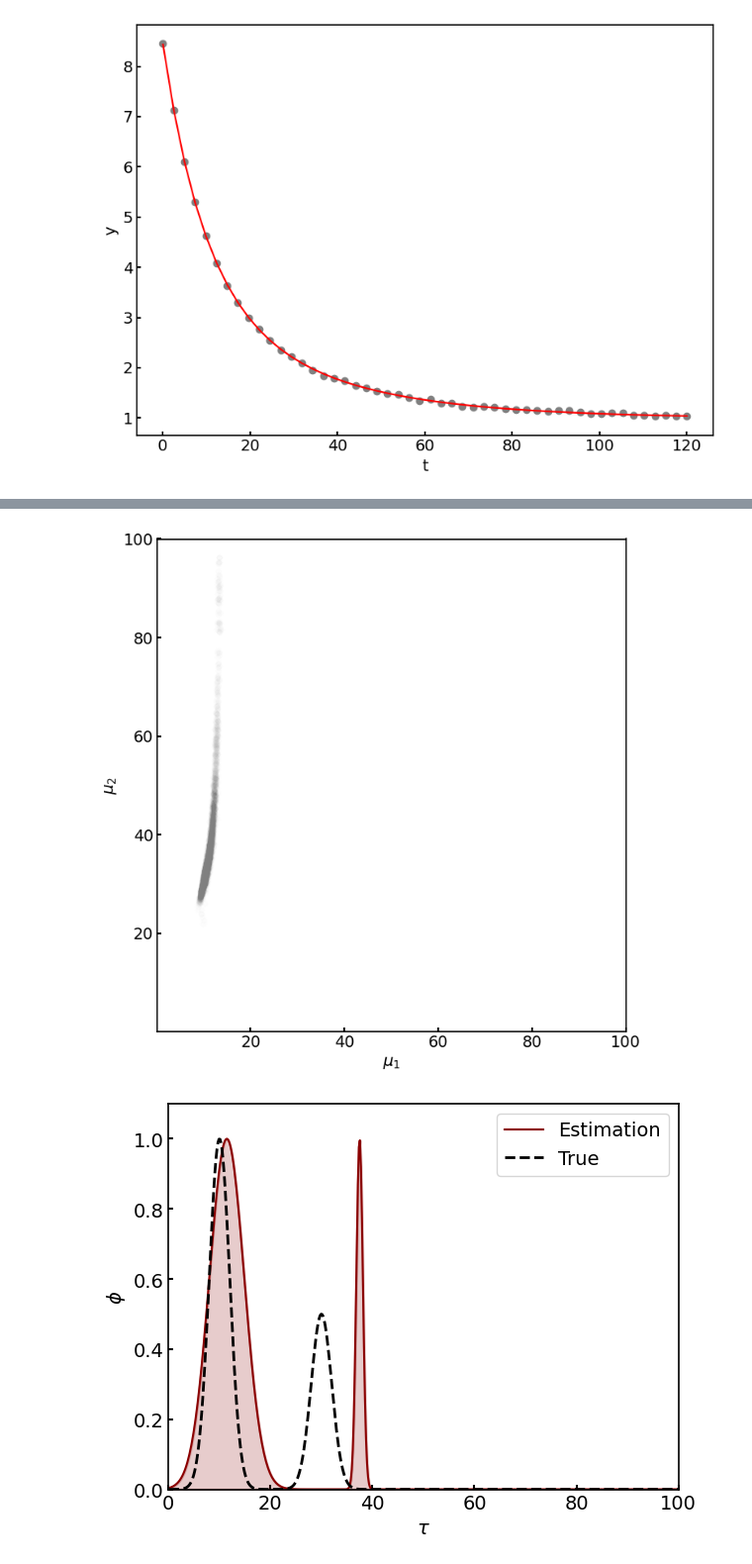
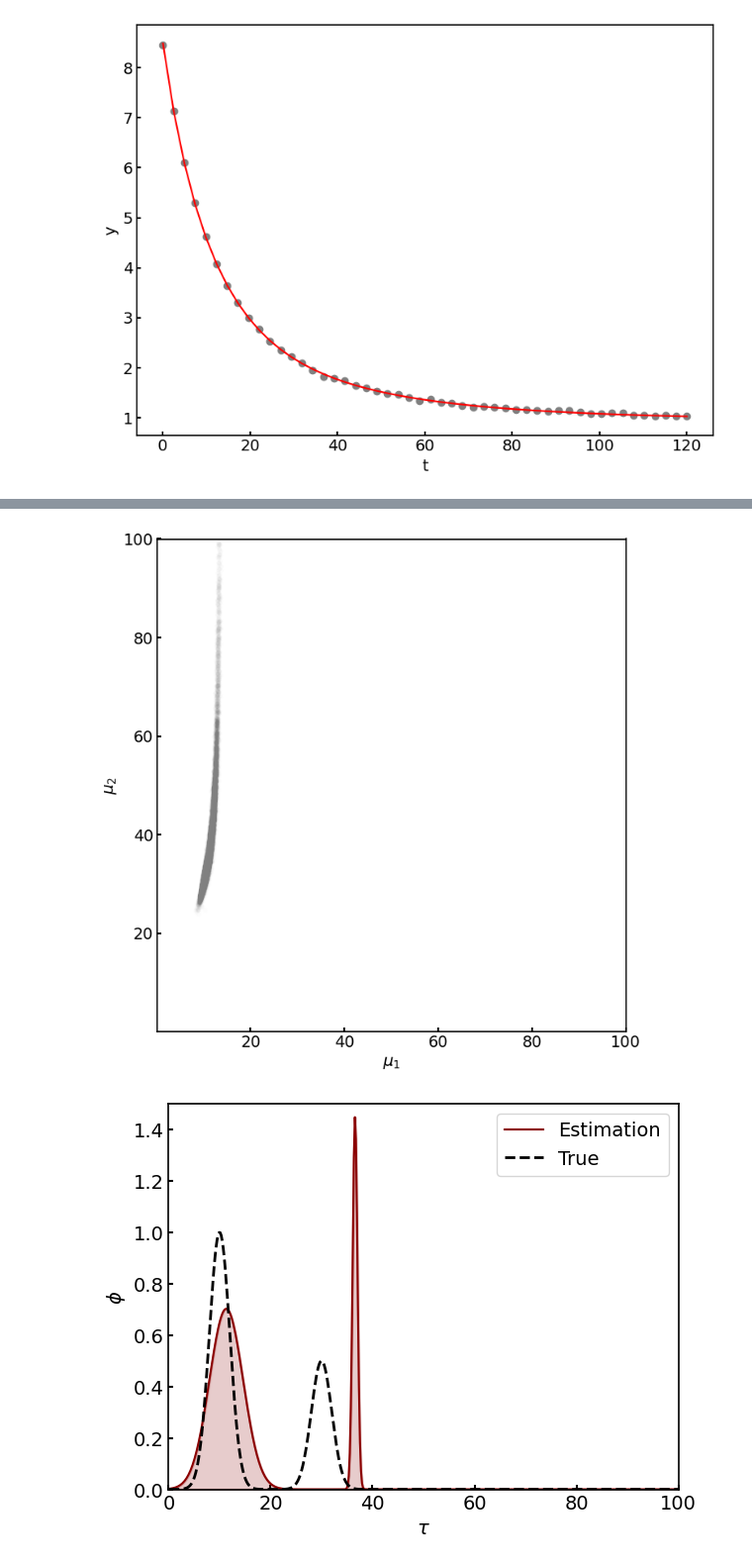
Before and after one commit to murakami9916/time-constant-distribution-estimation, a Jupyter notebook: src/example.ipynb, the cells around one changed output, grey strips where cells are left out. Shown: that part at 99% size. Drawn from its saved outputs; the diff is of its cells as text; code cells hidden in the pictures.

```diff
--- a/src/example.ipynb
+++ b/src/example.ipynb
@@ -68,8 +68,8 @@ plt.show()
 # %% [output]
 [figure]
 # %%
-num_samples = num_warmup = 1000
-num_chains = 5
+num_samples = num_warmup = 2000
+num_chains = 10
 K = 2
 
 kernel = NUTS(model, target_accept_prob=0.95)
@@ -124,7 +124,7 @@ plt.show()
 # %%
 plt.figure(figsize=(7, 7))
 plt.scatter(sorted_samples['mu'][:, 0], sorted_samples['mu'][:, 1],
-                    alpha=0.01, c='gray', s=20)
+                    alpha=0.01, c='gray', s=10)
 plt.xlabel(r'$\mu_1$')
 plt.ylabel(r'$\mu_2$')
 plt.xlim(tau.min(), tau.max())
@@ -132,33 +132,35 @@ plt.ylim(tau.min(), tau.max())
 plt.tight_layout()
 plt.show()
 # %% [output]
-[figure, old version]
+[figure, new version]
 # %%
 argmin_nll = np.argmin(nll)
 
 tcd = np.zeros( len(tau) )
 for k in range(K):
     est_sigma = np.mean( samples['sigma'][argmin_nll, k] )
     est_mean = np.mean( samples['mu'][argmin_nll, k] )
-    tcd += gaussian(tau, est_mean, est_sigma)
+    est_height = np.mean( samples['h'][argmin_nll, k] )
+
+    tcd += ( est_height * gaussian(tau, est_mean, est_sigma) )
 
 plt.plot(tau, tcd, color='darkred', label='Estimation')
 plt.fill_between(tau, tcd, color='darkred', alpha=0.2, lw=2)
 
 plt.plot(tau, phi_true, c='k', ls='--', label='True', lw=2)
 plt.xlabel(r'$\tau$')
 plt.ylabel(r'$\phi$')
 
 plt.legend()
 plt.xlim(0, 100)
-plt.ylim(0, 1.1)
+plt.ylim(0, 1.5)
 plt.xlabel(r'$\tau$')
 plt.ylabel(r'$\phi$')
 
 plt.tight_layout()
 plt.show()
 # %% [output]
-[figure, old version]
+[figure, new version]
 # %%
 plt.figure(figsize=(7, 7))
 plt.scatter(samples['b'], sorted_samples['mu'][:, 0],
```
Also changed, not shown: parts of 3 cells of this notebook.
